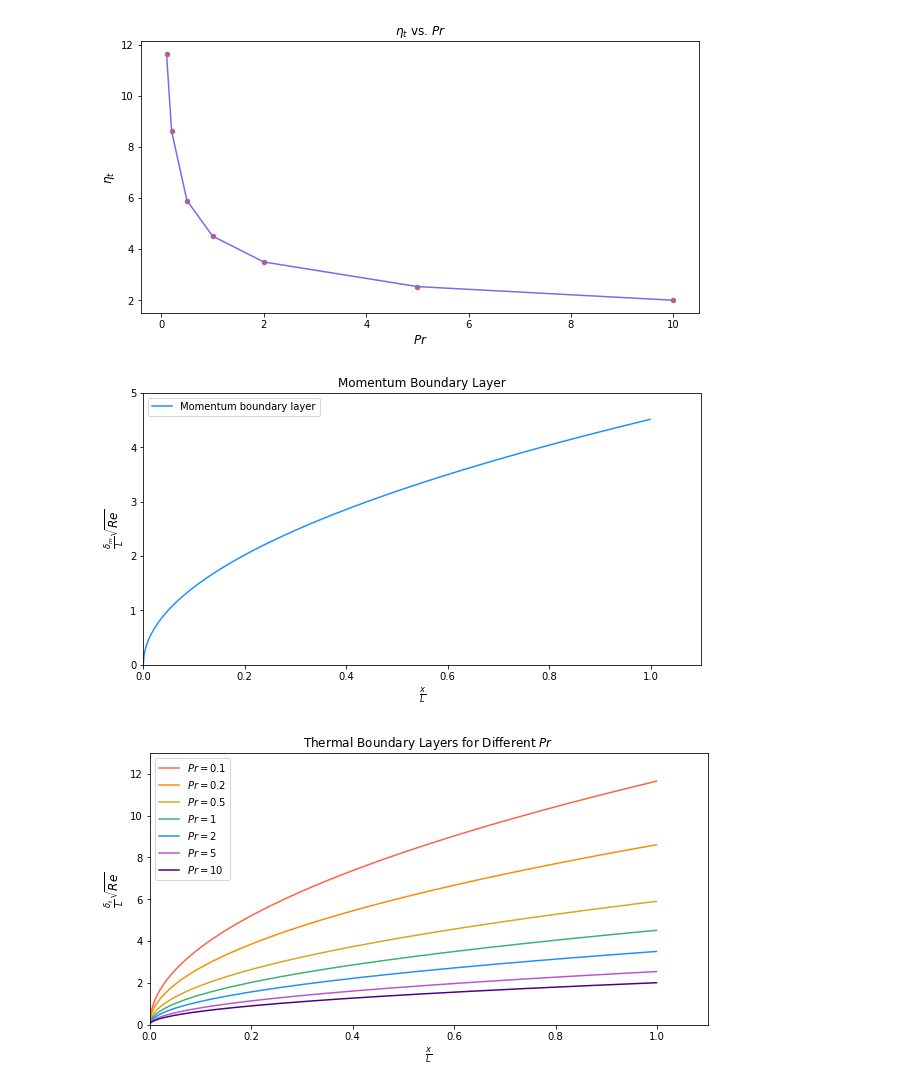
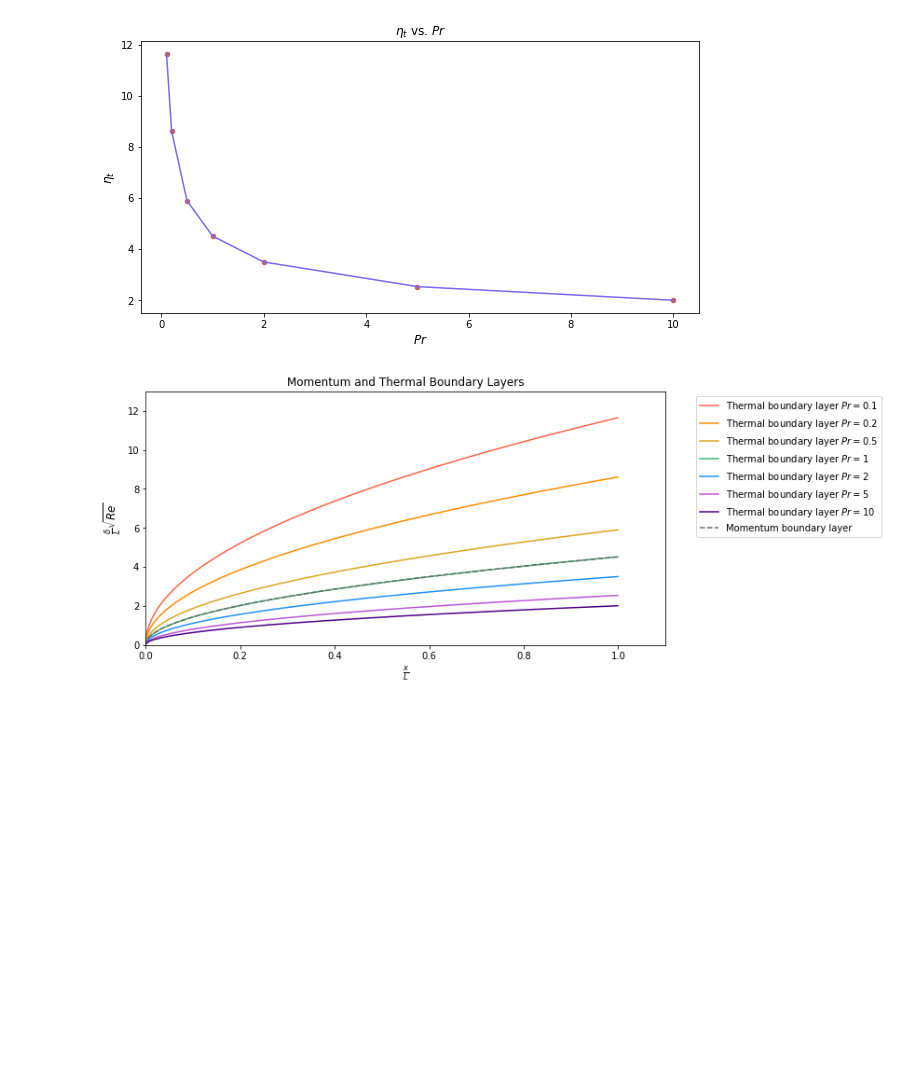
Before and after one commit to AparaV/appm-4650-project, a Jupyter notebook: code/plate.ipynb, the cells around one changed output. Drawn from its saved outputs; the diff is of its cells as text; code cells hidden in the pictures; blank space fills up the shorter version.

Commit message:
Merge boundary layer plots

```diff
--- a/code/plate.ipynb
+++ b/code/plate.ipynb
@@ -387,35 +387,25 @@ plt.savefig("../plate/img/eta-vs-Pr.PNG", dpi=200)
 # %% [output]
 [figure]
 # %%
-x = np.arange(0, 1, 0.001)
-y = eta_m*np.sqrt(x)
 plt.figure(figsize=(10,5))
-plt.xlim(0, 1.1)
-plt.ylim(0, 5)
-plt.plot(x,y, color="dodgerblue", label="Momentum boundary layer")
-plt.title("Momentum Boundary Layer", fontsize=12)
+plt.title(r"Momentum and Thermal Boundary Layers", fontsize=12)
 plt.xlabel(r"$\frac{x}{L}$", fontsize=12)
-plt.ylabel(r"$\frac{\delta_m}{L}\sqrt{Re}$", fontsize=12)
-plt.legend(loc='upper left')
-# plt.show()
-plt.savefig("../plate/img/momentum-BL.png", dpi=200)
-
-plt.figure(figsize=(10,5))
-plt.title(r"Thermal Boundary Layers for Different $Pr$", fontsize=12)
-plt.xlabel(r"$\frac{x}{L}$", fontsize=12)
-plt.ylabel(r"$\frac{\delta_t}{L}\sqrt{Re}$", fontsize=12)
+plt.ylabel(r"$\frac{\delta}{L}\sqrt{Re}$", fontsize=12)
 plt.xlim(0, 1.1)
 plt.ylim(0, 13)
 
 for idx, eta_t in enumerate(Eta_t):
 
     X = np.arange(0, 1, 0.001)
     Y = eta_t*np.sqrt(X)
-    plt.plot(X, Y, color=colors[idx], label=r"$Pr={}$".format(Prs[idx]))
+    plt.plot(X, Y, color=colors[idx], label=r"Thermal boundary layer $Pr={}$".format(Prs[idx]))
 
-plt.legend()
+x_m = np.arange(0, 1, 0.001)
+y_m = eta_m*np.sqrt(x)
+plt.plot(x_m,y_m, color="dimgray", linestyle="dashed", label="Momentum boundary layer")
+
+plt.legend(loc='best', bbox_to_anchor=(1.05, 1))
 # plt.show()
-plt.savefig("../plate/img/thermal-BL.png", dpi=200)
+plt.savefig("../plate/img/boundary-layers.png", dpi=200, bbox_inches='tight')
 # %% [output]
-[figure, old version]
+[figure, new version]
-[figure, removed]
```
Also changed, not shown: 1 other file.
